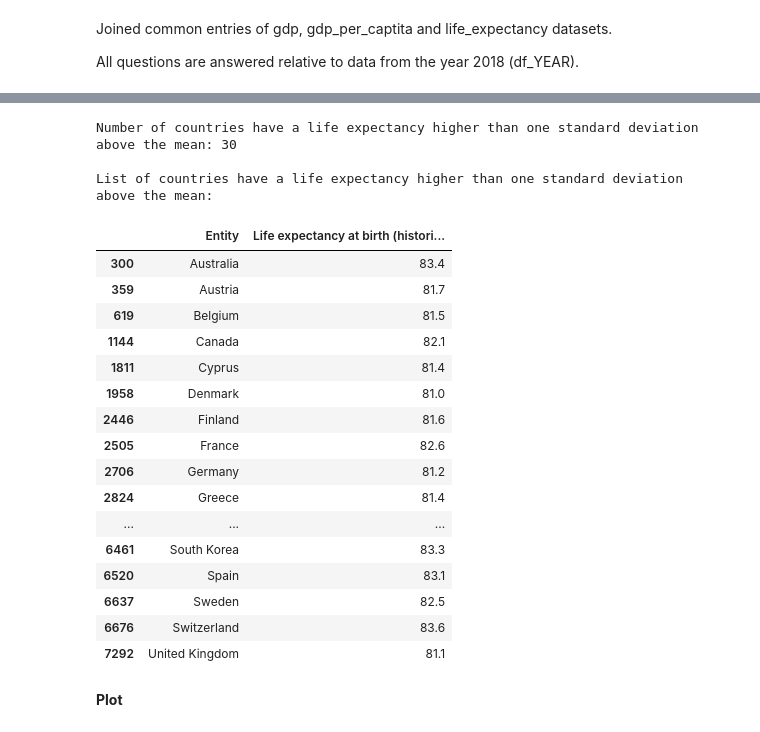
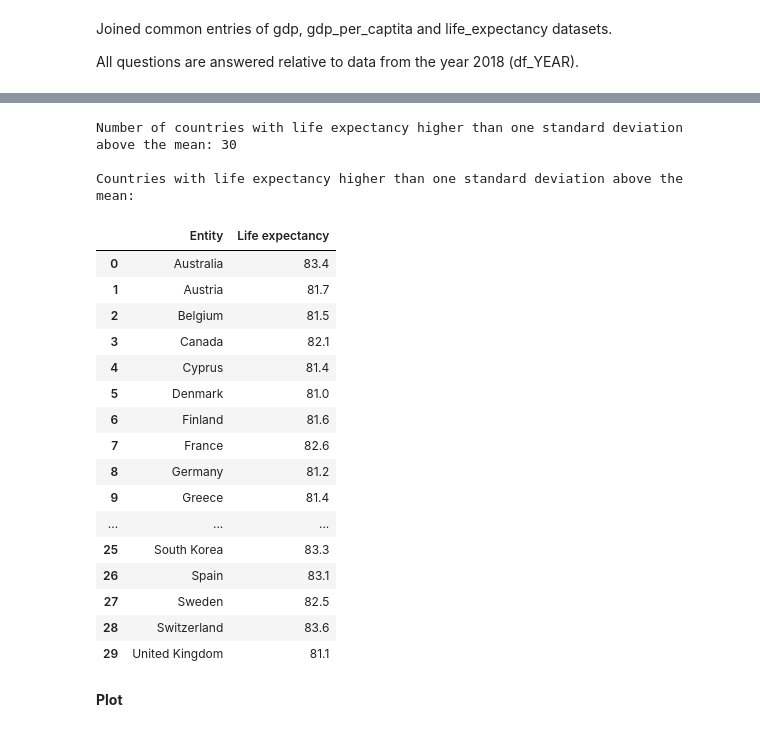
Before and after one commit to chenbin234/DAT405-DIT407-Introduction-to-data-science-and-AI, a Jupyter notebook: Assignment_1/Bingcheng/intro_to_AI_ass1_final.ipynb, the cells around one changed output, grey strips where cells are left out. Saved outputs shown, nothing was run; the diff lists cells and outputs as text; code cells hidden in the pictures.

```diff
--- a/Assignment_1/Bingcheng/intro_to_AI_ass1_final.ipynb
+++ b/Assignment_1/Bingcheng/intro_to_AI_ass1_final.ipynb
@@ -59,5 +59,10 @@ Joined common entries of gdp_per_captita and life_expectancy datasets
 # Merge gdp_per_captita and life_expectancy datasets
 gdp_per_captita_merged = pd.merge(gdp_per_captita, life_expectancy, on=['Entity', 'Code', 'Year'])
 
+# Rename column 'Life expectancy at birth (historical)' to 'Life expectancy'
+gdp_per_captita_merged.rename(columns = {'Life expectancy at birth (historical)':'Life expectancy'}, inplace = True)
+
+gdp_per_captita_merged.reset_index(drop=True, inplace=True)
+
 gdp_per_captita_merged
 # %% [output]
@@ -115,11 +120,15 @@ Joined common entries of gdp, gdp_per_captita and life_expectancy datasets.
 All questions are answered relative to data from the year 2018 (df_YEAR).
 # %%
 # Merge gdp, gdp_per_captita and life_expectancy datasets
-df = pd.merge(gdp_per_captita_merged, gdp, on=['Entity', 'Code', 'Year'])
+df = pd.merge(gdp, gdp_per_captita_merged, on=['Entity', 'Code', 'Year'])
+
+# Rename column 'Life expectancy at birth (historical)' to 'Life expectancy'
+df.rename(columns = {'GDP (constant 2015 US$)':'GDP'}, inplace = True)
 
 # Get data entries of YEAR
 YEAR = 2018
 df_YEAR = df[df['Year'] == YEAR]
+df_YEAR.reset_index(drop=True, inplace=True)
 
 df_YEAR
 # %% [output]
@@ -138,37 +147,38 @@ df_YEAR
 162 rows × 6 columns
 # %%
 # Life expectancy mean and standard deviation
-life_expectancy_mean = df_YEAR['Life expectancy at birth (historical)'].mean()
-life_expectancy_std = df_YEAR['Life expectancy at birth (historical)'].std()
+life_expectancy_mean = df_YEAR['Life expectancy'].mean()
+life_expectancy_std = df_YEAR['Life expectancy'].std()
 
 # Countries with high life expectancy (higher than mean + std)
-high_life_expectancy = df_YEAR[df_YEAR['Life expectancy at birth (historical)'] > (life_expectancy_mean + life_expectancy_std)]
+high_life_expectancy = df_YEAR[df_YEAR['Life expectancy'] > (life_expectancy_mean + life_expectancy_std)]
+high_life_expectancy.reset_index(drop=True, inplace=True)
 
 # Print results
-print('Number of countries have a life expectancy higher than one standard deviation above the mean:',high_life_expectancy['Entity'].count())
-print('\nList of countries have a life expectancy higher than one standard deviation above the mean:')
-high_life_expectancy[['Entity', 'Life expectancy at birth (historical)']]
+print('Number of countries with life expectancy higher than one standard deviation above the mean:',high_life_expectancy['Entity'].count())
+print('\nCountries with life expectancy higher than one standard deviation above the mean:')
+high_life_expectancy[['Entity', 'Life expectancy']]
 # %% [output]
-Number of countries have a life expectancy higher than one standard deviation above the mean: 30
+Number of countries with life expectancy higher than one standard deviation above the mean: 30
 
-List of countries have a life expectancy higher than one standard deviation above the mean:
+Countries with life expectancy higher than one standard deviation above the mean:
-|  | Entity | Life expectancy at birth (histori... |
-| 300 | Australia | 83.4 |
-| 359 | Austria | 81.7 |
-| 619 | Belgium | 81.5 |
-| 1144 | Canada | 82.1 |
-| 1811 | Cyprus | 81.4 |
-| 1958 | Denmark | 81.0 |
-| 2446 | Finland | 81.6 |
-| 2505 | France | 82.6 |
-| 2706 | Germany | 81.2 |
-| 2824 | Greece | 81.4 |
+|  | Entity | Life expectancy |
+| 0 | Australia | 83.4 |
+| 1 | Austria | 81.7 |
+| 2 | Belgium | 81.5 |
+| 3 | Canada | 82.1 |
+| 4 | Cyprus | 81.4 |
+| 5 | Denmark | 81.0 |
+| 6 | Finland | 81.6 |
+| 7 | France | 82.6 |
+| 8 | Germany | 81.2 |
+| 9 | Greece | 81.4 |
 | ... | ... | ... |
-| 6461 | South Korea | 83.3 |
-| 6520 | Spain | 83.1 |
-| 6637 | Sweden | 82.5 |
-| 6676 | Switzerland | 83.6 |
-| 7292 | United Kingdom | 81.1 |
+| 25 | South Korea | 83.3 |
+| 26 | Spain | 83.1 |
+| 27 | Sweden | 82.5 |
+| 28 | Switzerland | 83.6 |
+| 29 | United Kingdom | 81.1 |
 # %% [markdown]
 **Plot**
 # %%
```
Also changed, not shown: parts of 10 cells of this notebook, 1 other file.
